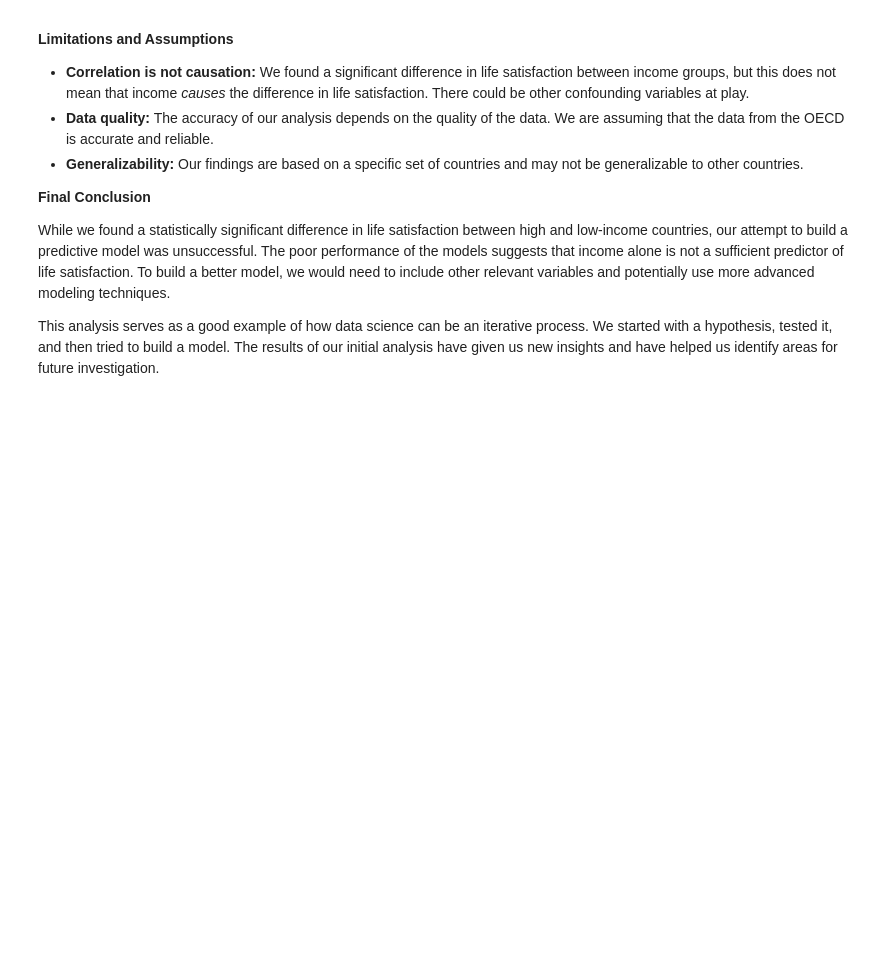
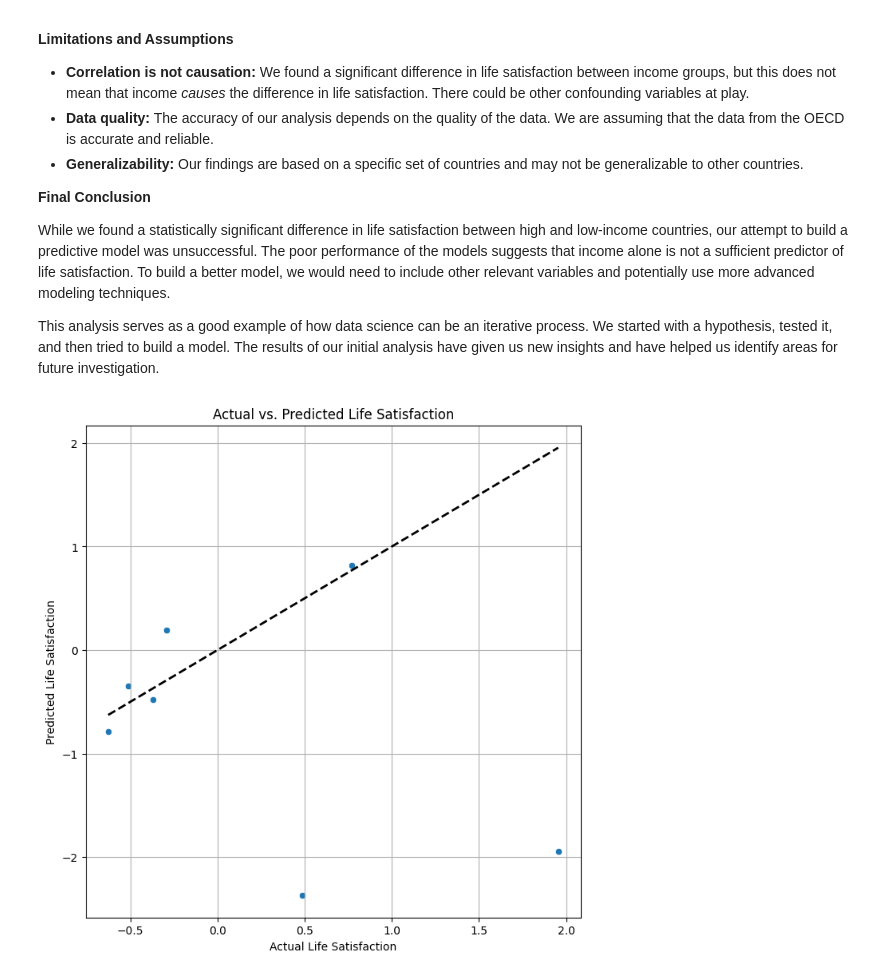
Before and after one commit to SujitEdara/Dataset_project2, a Jupyter notebook: better_Life_project.ipynb, the cells around one changed output. Saved outputs shown, nothing was run; the diff lists cells and outputs as text; code cells hidden in the pictures; blank space fills up the shorter version.

```diff
--- a/better_Life_project.ipynb
+++ b/better_Life_project.ipynb
@@ -427,3 +427,20 @@ There are several reasons why our models might have performed so poorly:
 While we found a statistically significant difference in life satisfaction between high and low-income countries, our attempt to build a predictive model was unsuccessful. The poor performance of the models suggests that income alone is not a sufficient predictor of life satisfaction. To build a better model, we would need to include other relevant variables and potentially use more advanced modeling techniques.
 
 This analysis serves as a good example of how data science can be an iterative process. We started with a hypothesis, tested it, and then tried to build a model. The results of our initial analysis have given us new insights and have helped us identify areas for future investigation.
+# %%
+import matplotlib.pyplot as plt
+import seaborn as sns
+
+plt.figure(figsize=(8, 8))
+sns.scatterplot(x=y_test_multi, y=y_pred_multi)
+plt.xlabel("Actual Life Satisfaction")
+plt.ylabel("Predicted Life Satisfaction")
+plt.title("Actual vs. Predicted Life Satisfaction")
+
+# Add a line for perfect predictions
+plt.plot([y_test_multi.min(), y_test_multi.max()], [y_test_multi.min(), y_test_multi.max()], 'k--', lw=2)
+
+plt.grid(True)
+plt.show()
+# %% [output]
+[figure, added]
```
